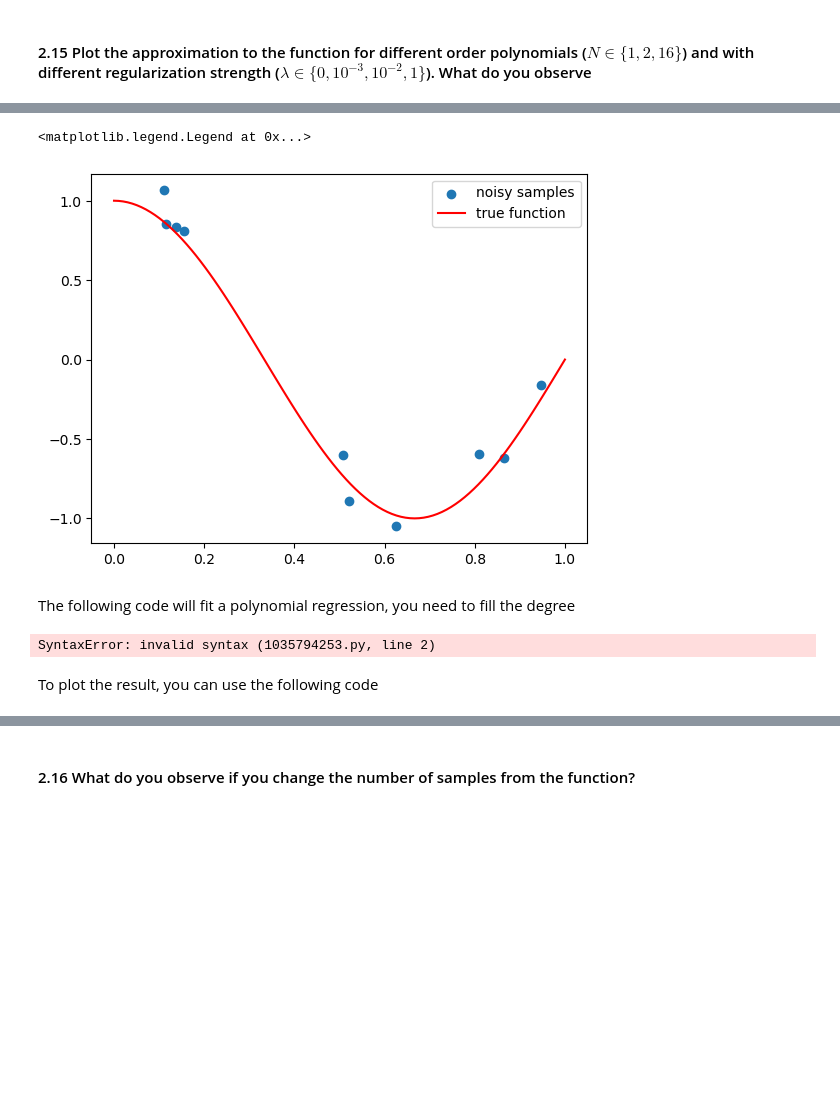
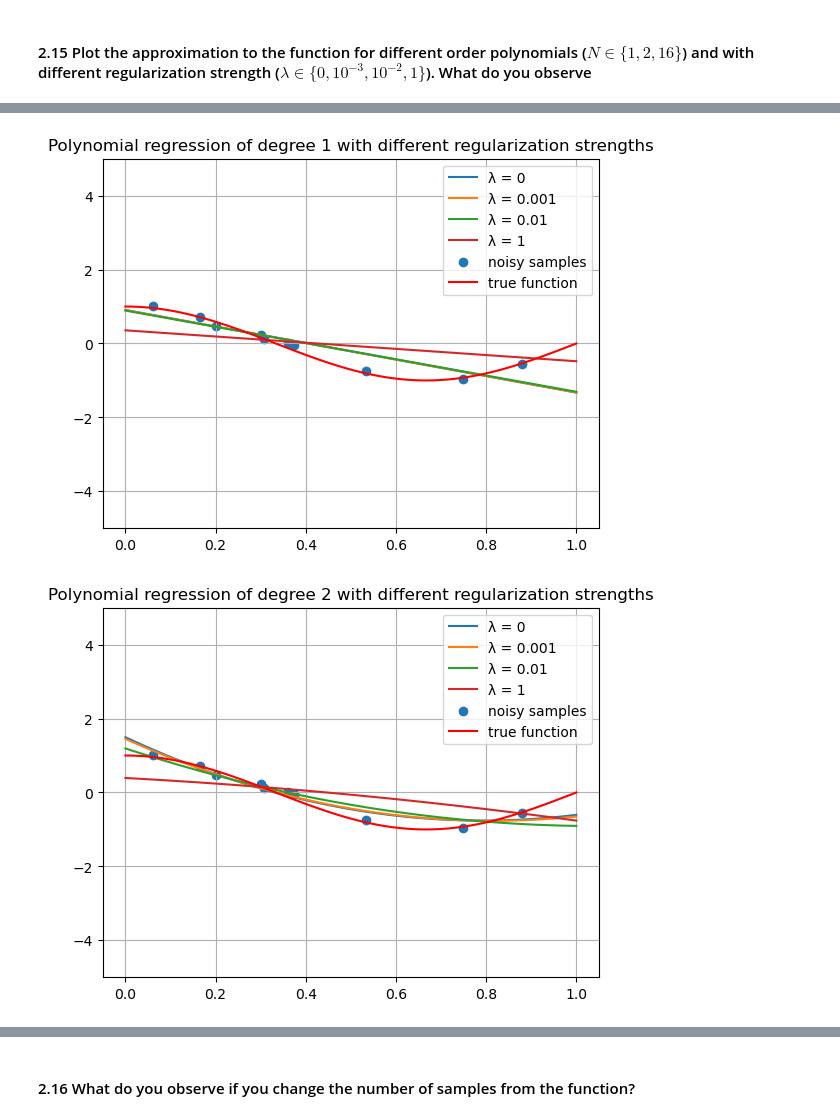
Before and after one commit to LucasEiche/ModLab_groupK, a Jupyter notebook: Assigmnent ML/theory_assignment.ipynb, the cells around one changed output, grey strips where cells are left out. Drawn from its saved outputs; the diff is of its cells as text; code cells hidden in the pictures; blank space fills up the shorter version.

```diff
--- a/Assigmnent ML/theory_assignment.ipynb
+++ b/Assigmnent ML/theory_assignment.ipynb
@@ -266,6 +317,27 @@ X_test = np.linspace(0, 1, 100) # some grid for us on the x axis
 # %%
 n_samples = 10 # the number of points we will sample from true_function
 degrees = [1, 2, 16] # the polynomial degrees we will test
 
 X = np.sort(np.random.rand(n_samples))
 y = true_function(X) + np.random.randn(n_samples) * 0.1 # add some scaled random noise
+
+for degree in degrees:
+    for alpha in [0,0.001,0.01,1]:
+        polynomial_features = PolynomialFeatures(degree=degree,
+                                             include_bias=False)
+        ridge_regression = Ridge(alpha=alpha)
+        pipeline_ridge = Pipeline([("polynomial_features", polynomial_features),
+                     ("ridge_regression", ridge_regression)])
+        pipeline_ridge.fit(X[:, np.newaxis], y)
+
+        plt.plot(X_test, pipeline_ridge.predict(X_test[:, np.newaxis]), label=f"λ = {alpha}")
+        plt.title(f"Polynomial regression of degree {degree} with different regularization strengths")
+    plt.scatter(X, y, label='noisy samples')
+    plt.plot(X_test, true_function(X_test), c='r', label='true function')
+    plt.ylim(-5,5)
+    plt.legend()
+    plt.grid()
+    plt.show()
+# %% [output]
+[figure, added]
+[figure, added]
@@ -272,20 +344,0 @@ y = true_function(X) + np.random.randn(n_samples) * 0.1 # add some scaled random
-# %%
-plt.scatter(X, y, label='noisy samples')
-plt.plot(X_test, true_function(X_test), c='r', label='true function')
-plt.legend()
-# %% [output]
-<matplotlib.legend.Legend at 0x...>
-[figure, removed]
-# %% [markdown]
-The following code will fit a polynomial regression, you need to fill the degree
-# %%
-polynomial_features = PolynomialFeatures(degree=#FILLEME,
-                                             include_bias=False)
-linear_regression = LinearRegression()
-pipeline = Pipeline([("polynomial_features", polynomial_features),
-                     ("linear_regression", linear_regression)])
-pipeline.fit(X[:, np.newaxis], y)
-# %% [output]
-SyntaxError: invalid syntax (1035794253.py, line 2)
-# %% [markdown]
-To plot the result, you can use the following code
```
Also changed, not shown: parts of 25 cells of this notebook.
